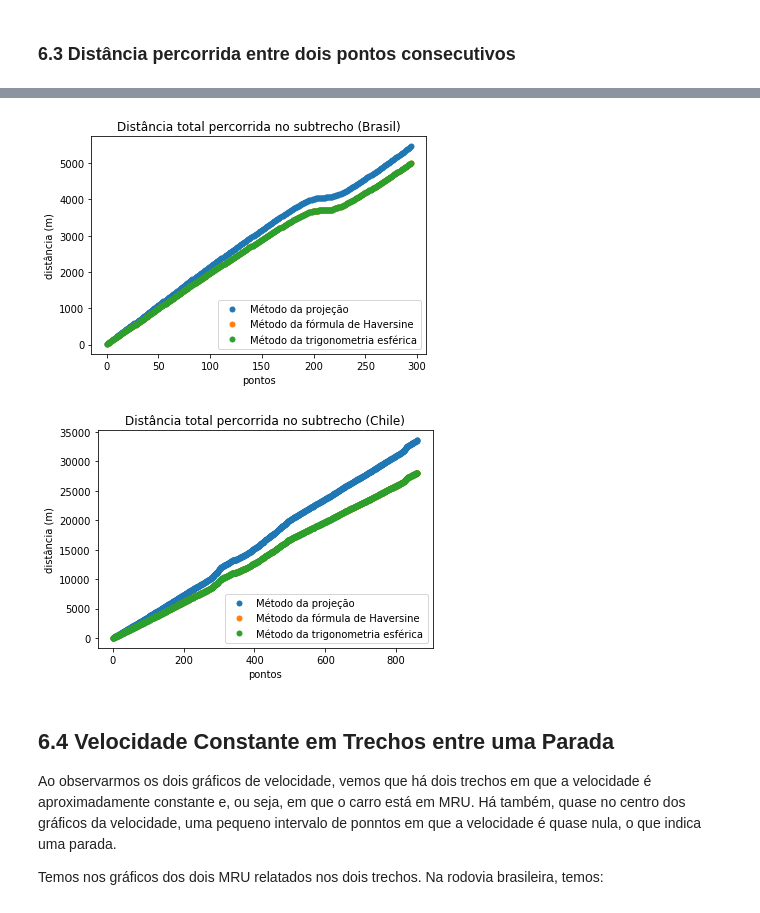
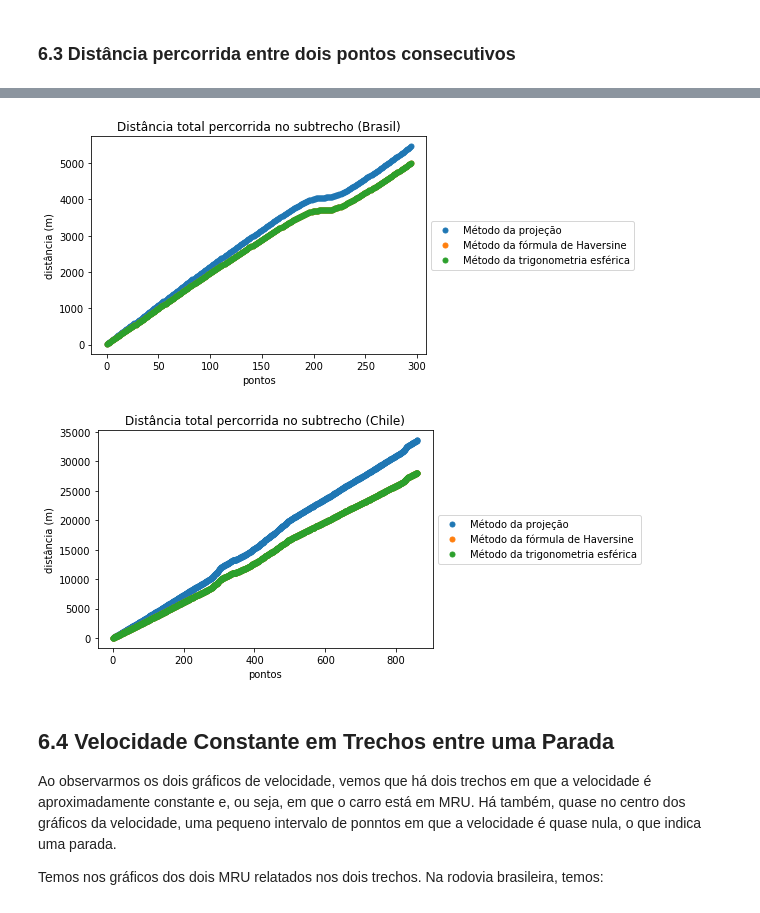
Before and after one commit to likury/EP1Modelagem, a Jupyter notebook: EP1.ipynb, the cells around one changed output, grey strips where cells are left out. Cells and saved outputs as stored; diff of their text form; code cells hidden in the pictures.

```diff
--- a/EP1.ipynb
+++ b/EP1.ipynb
@@ -433,16 +433,16 @@ plots(x, dist_ysChile, title, xlab, ylab, labels, -1, False, local = "lower left
 # %%
 x = indexes0lBrasil
 title = "Distância total percorrida no subtrecho (Brasil)"
 ylab = "distância (m)"
-plots(x, dist_ac_ysBrasil, title, xlab, ylab, labels, -1, False, local = "lower right")
+plots(x, dist_ac_ysBrasil, title, xlab, ylab, labels, -1, False, local = "center left")
 
 x = indexes0lChile
 title = "Distância total percorrida no subtrecho (Chile)"
 ylab = "distância (m)"
-plots(x, dist_ac_ysChile, title, xlab, ylab, labels, -1, False, local = "lower right")
+plots(x, dist_ac_ysChile, title, xlab, ylab, labels, -1, False, local = "center left")
 # %% [output]
-[figure, old version]
+[figure, new version]
-[figure, old version]
+[figure, new version]
 # %% [markdown]
 ## 6.4 Velocidade Constante em Trechos entre uma Parada
 
```
Also changed, not shown: parts of 2 cells of this notebook.
